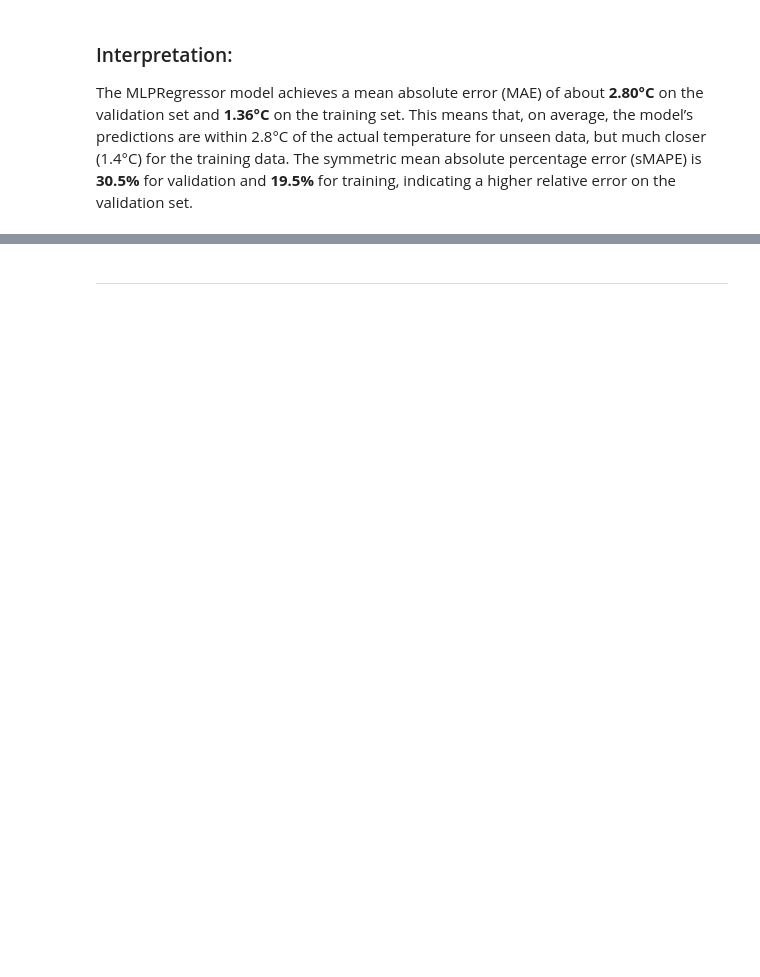
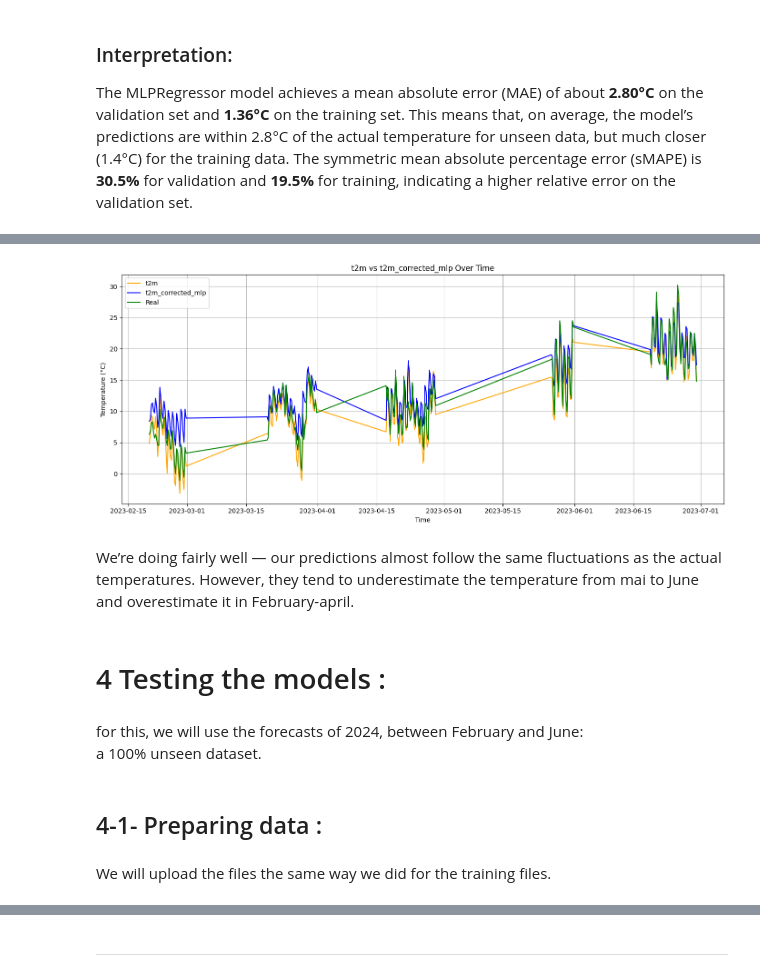
Before and after one commit to k-Refuge/weather-forcasting, a Jupyter notebook: forecasts.ipynb, the cells around one changed output, grey strips where cells are left out. Drawn from its saved outputs; the diff is of its cells as text; code cells hidden in the pictures; blank space fills up the shorter version.

```diff
--- a/forecasts.ipynb
+++ b/forecasts.ipynb
@@ -763,11 +753,7 @@ here we train the model, we already handle tuning the hyper parameters of the mo
 from sklearn.model_selection import GridSearchCV
 from xgboost import XGBRegressor, plot_tree
 
-# Prepare data (use all features)
-X_train = train_df_X.values
-y_train = train_df_y.values.ravel()
-X_val = val_df_X.values
-y_val = val_df_y.values.ravel()
+
 
 # Define parameter grid for hyperparameter tuning
 param_grid = {
@@ -889,11 +884,6 @@ from sklearn.model_selection import RandomizedSearchCV
 
 
 
-# Prepare data (use all features)
-X_train = train_df_X.values
-y_train = train_df_y.values.ravel()
-X_val = val_df_X.values
-y_val = val_df_y.values.ravel()
 
 # Add regularization to MLPRegressor by increasing 'alpha' (L2 penalty)
 param_grid = {
@@ -918,13 +908,13 @@ random_search_mlp = RandomizedSearchCV(
 )
 random_search_mlp.fit(X_train, y_train)
 
-best_mlp_reg = random_search_mlp.best_estimator_
+best_mlp_reg= random_search_mlp.best_estimator_
 
 # Predict and inverse transform
 y_pred_train_scaled = best_mlp_reg.predict(X_train)
 y_pred_val_scaled = best_mlp_reg.predict(X_val)
 y_pred_train = scaler_y.inverse_transform(y_pred_train_scaled.reshape(-1, 1))
-y_pred_val = scaler_y.inverse_transform(y_pred_val_scaled.reshape(-1, 1))
+y_pred_val_mlp = scaler_y.inverse_transform(y_pred_val_scaled.reshape(-1, 1))
 y_train_real = scaler_y.inverse_transform(y_train.reshape(-1, 1))
 y_val_real = scaler_y.inverse_transform(y_val.reshape(-1, 1))
 
@@ -933,9 +923,9 @@ def smape(y_true, y_pred):
     return 100 * np.mean(2 * np.abs(y_pred - y_true) / (np.abs(y_true) + np.abs(y_pred)))
 
 mae_train = mean_absolute_error(y_train_real, y_pred_train)
-mae_val = mean_absolute_error(y_val_real, y_pred_val)
+mae_val = mean_absolute_error(y_val_real, y_pred_val_mlp)
 smape_train = smape(y_train_real, y_pred_train)
-smape_val = smape(y_val_real, y_pred_val)
+smape_val = smape(y_val_real, y_pred_val_mlp)
 # %% [output]
 Fitting 3 folds for each of 20 candidates, totalling 60 fits
 # %%
@@ -1019,0 +997,16 @@ SyntaxError: invalid syntax (2411977506.py, line 1)
+# %%
+df_xgb = simple_data(val_df_X_copy, y_pred_val_mlp, y_val_real)
+plot_temperatures(df_xgb, 'time', 't2m_mean', 't2m_corrected_mean', 't2m_real_first', label1='t2m', label2='t2m_corrected_mlp')
+# %% [output]
+[figure, added]
+# %% [markdown]
+We’re doing fairly well — our predictions almost follow the same fluctuations as the actual temperatures. However, they tend to underestimate the temperature from mai to June and overestimate it in February-april.
+# %% [markdown]
+# 4 Testing the models :
+# %% [markdown]
+for this, we will use the forecasts of 2024, between February and June:
+a 100% unseen dataset.
+# %% [markdown]
+## 4-1- Preparing data :
+# %% [markdown]
+ We will upload the files the same way we did for the training files.
```
Also changed, not shown: parts of 99 cells of this notebook.
